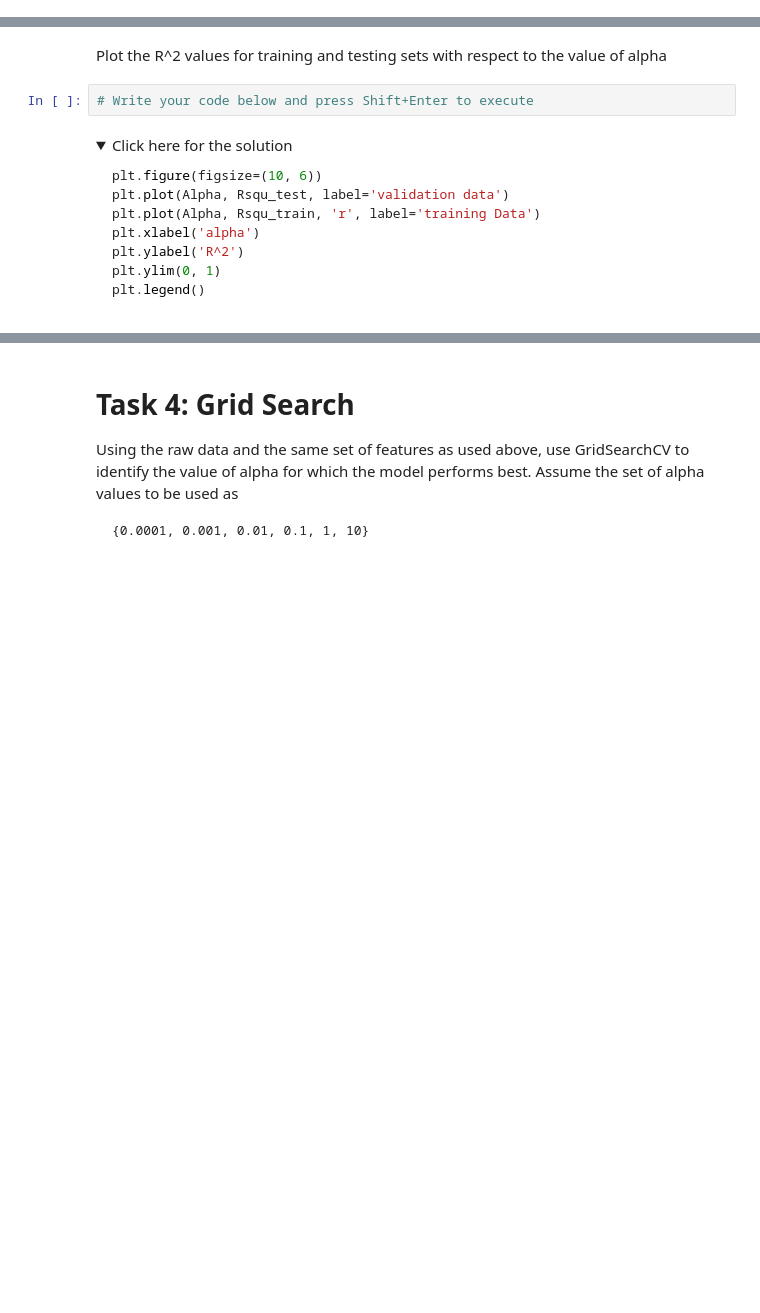
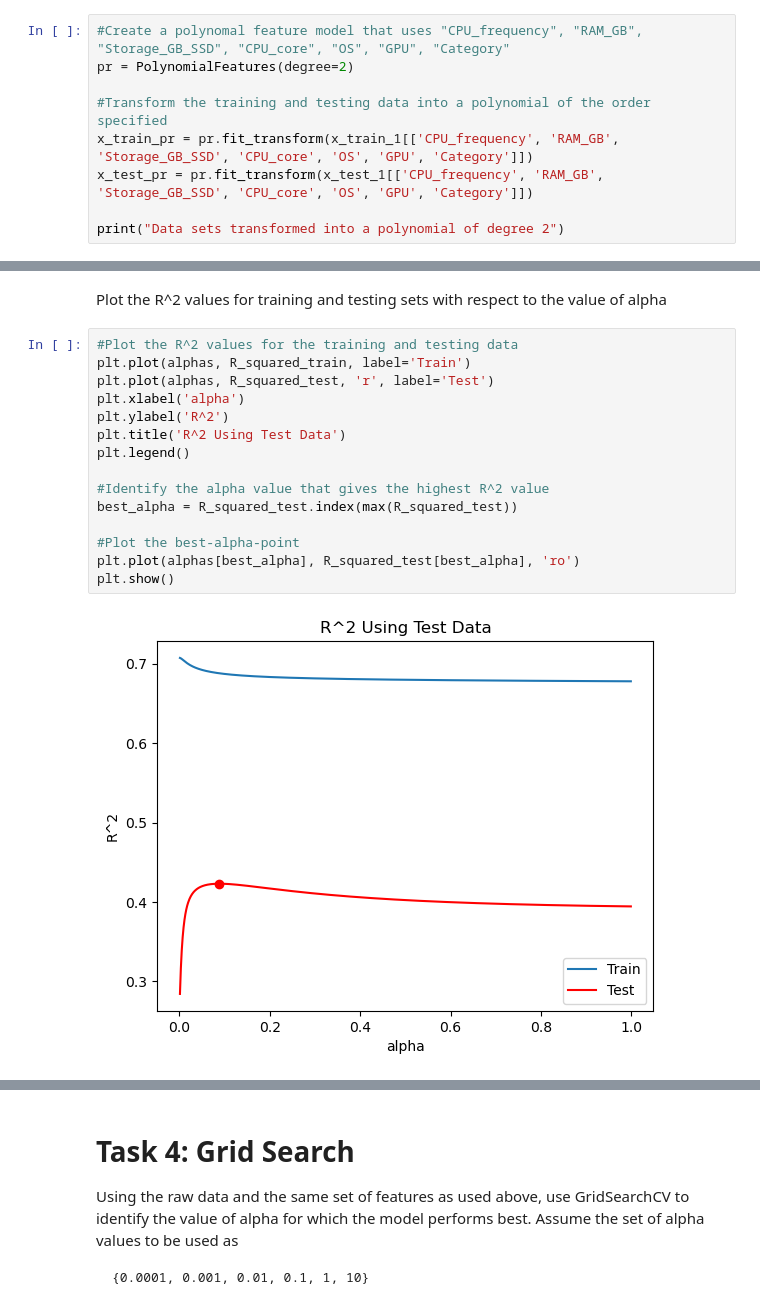
Before and after one commit to PedroRgz/CareerAcademy-IBM-DS-LaptopsPrices, a Jupyter notebook: practice_model_evaluation.jupyterlite.ipynb, the cells around one changed output, grey strips where cells are left out. Cells and saved outputs as stored; diff of their text form; folded sections open; blank space fills up the shorter version.

````diff
--- a/practice_model_evaluation.jupyterlite.ipynb
+++ b/practice_model_evaluation.jupyterlite.ipynb
@@ -219,0 +207,9 @@ Now consider that you have multiple features, i.e. 'CPU_frequency', 'RAM_GB', 'S
+# %%
+#Create a polynomal feature model that uses "CPU_frequency", "RAM_GB", "Storage_GB_SSD", "CPU_core", "OS", "GPU", "Category"
+pr = PolynomialFeatures(degree=2)
+
+#Transform the training and testing data into a polynomial of the order specified
+x_train_pr = pr.fit_transform(x_train_1[['CPU_frequency', 'RAM_GB', 'Storage_GB_SSD', 'CPU_core', 'OS', 'GPU', 'Category']])
+x_test_pr = pr.fit_transform(x_test_1[['CPU_frequency', 'RAM_GB', 'Storage_GB_SSD', 'CPU_core', 'OS', 'GPU', 'Category']])
+
+print("Data sets transformed into a polynomial of degree 2")
@@ -254,18 +264,19 @@ for alpha in pbar:
 # %% [markdown]
 Plot the R^2 values for training and testing sets with respect to the value of alpha
-# %%
-# Write your code below and press Shift+Enter to execute
-# %% [markdown]
-<details><summary>Click here for the solution</summary>
-
-```python
-plt.figure(figsize=(10, 6))
-plt.plot(Alpha, Rsqu_test, label='validation data')
-plt.plot(Alpha, Rsqu_train, 'r', label='training Data')
-plt.xlabel('alpha')
-plt.ylabel('R^2')
-plt.ylim(0, 1)
-plt.legend()
-```
-
-</details>
+# %%
+#Plot the R^2 values for the training and testing data
+plt.plot(alphas, R_squared_train, label='Train')
+plt.plot(alphas, R_squared_test, 'r', label='Test')
+plt.xlabel('alpha')
+plt.ylabel('R^2')
+plt.title('R^2 Using Test Data')
+plt.legend()
+
+#Identify the alpha value that gives the highest R^2 value
+best_alpha = R_squared_test.index(max(R_squared_test))
+
+#Plot the best-alpha-point
+plt.plot(alphas[best_alpha], R_squared_test[best_alpha], 'ro')
+plt.show()
+# %% [output]
+[figure, added]
````
Also changed, not shown: parts of 18 cells of this notebook.
